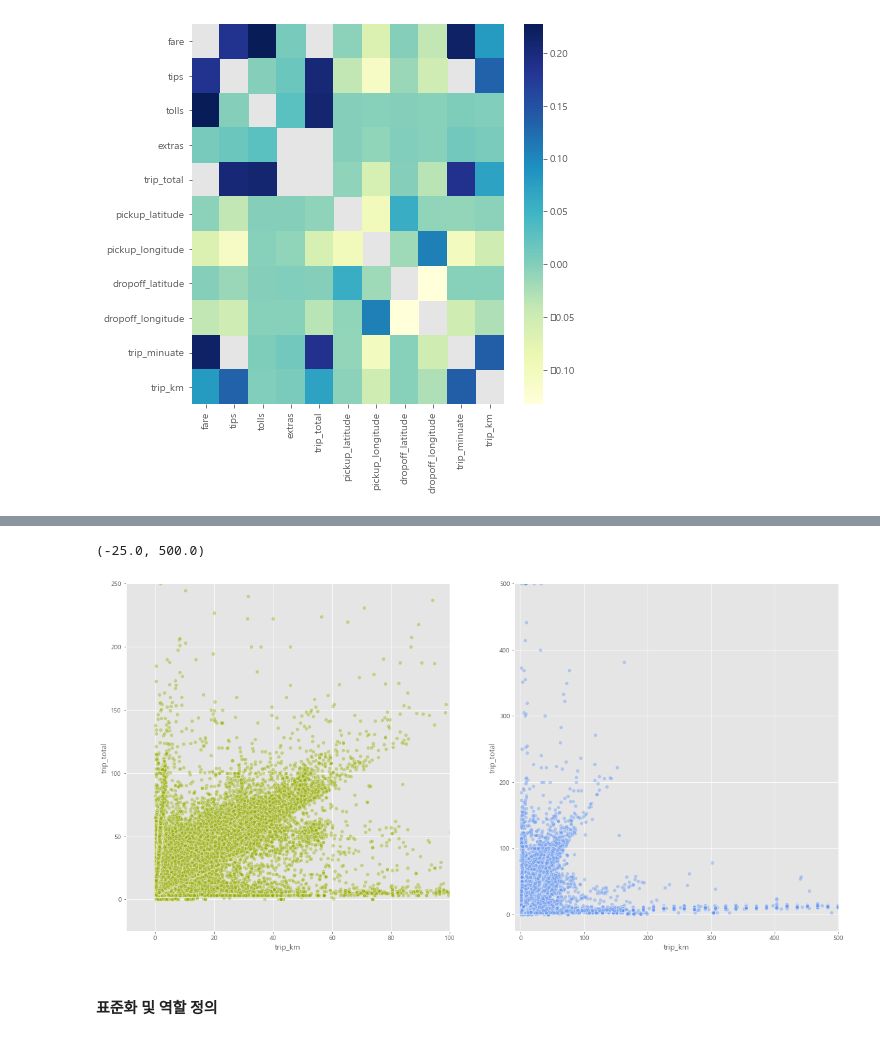
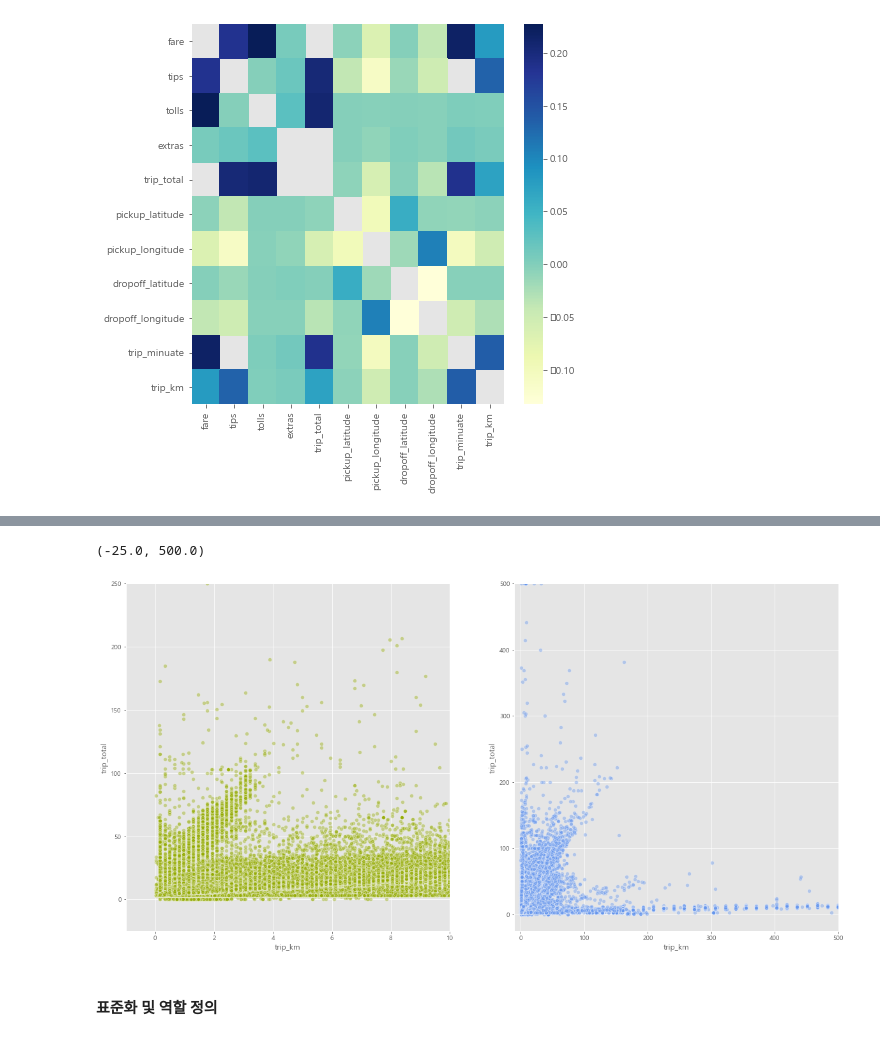
Before and after one commit to Hinterhalter/Kaggle, a Jupyter notebook: New_EDA.ipynb, the cells around one changed output, grey strips where cells are left out. Cells and saved outputs as stored; diff of their text form; code cells hidden in the pictures.

```diff
--- a/New_EDA.ipynb
+++ b/New_EDA.ipynb
@@ -73,15 +73,15 @@ dtype: int64
 # %%
 fig, ax = plt.subplots(nrows=1, ncols=2, figsize=(20, 10))
 sns.scatterplot(data=df, x='trip_km', y='trip_total', ax=ax[0], color=color_pal[2] ,alpha=0.4)
-ax[0].set_xlim(-10,100)
+ax[0].set_xlim(-1,10)
 ax[0].set_ylim(-25,250)
 
 sns.scatterplot(data=df, x='trip_km', y='trip_total', ax=ax[1], color='cornflowerblue', alpha=0.4)
 ax[1].set_xlim(-10,500)
 ax[1].set_ylim(-25,500)
 # %% [output]
 (-25.0, 500.0)
-[figure, old version]
+[figure, new version]
 # %% [markdown]
 #### 표준화 및 역할 정의
 # %%
```
Also changed, not shown: parts of 6 cells of this notebook, 1 other file.
